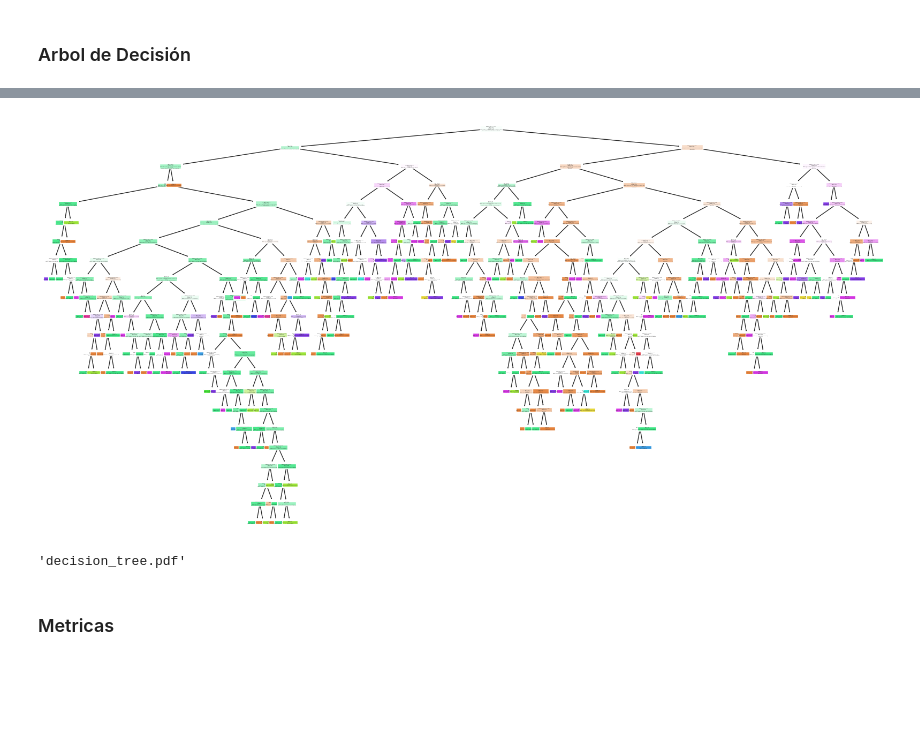
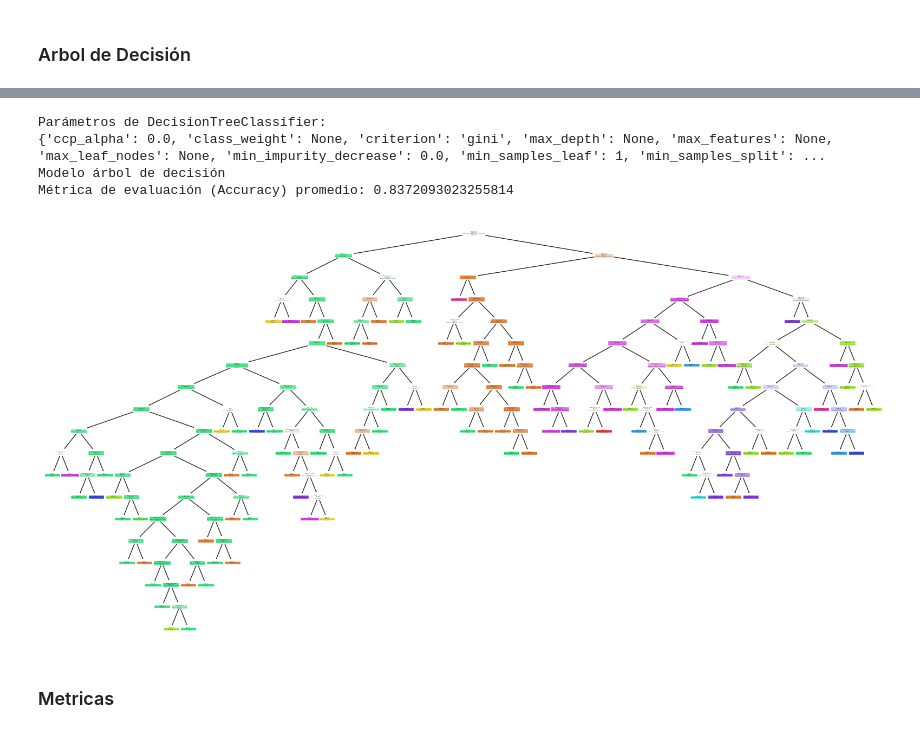
Before and after one commit to rguez4828/CURSO_CDIA, a Jupyter notebook: proyecto_coronario_cdia_2.ipynb, the cells around one changed output, grey strips where cells are left out. Saved outputs shown, nothing was run; the diff lists cells and outputs as text; code cells hidden in the pictures; blank space fills up the shorter version.

```diff
--- a/proyecto_coronario_cdia_2.ipynb
+++ b/proyecto_coronario_cdia_2.ipynb
@@ -411,8 +415,11 @@ analisis_var_cuantitativa_sns(df_coronario_clf, 'D egreso')
 # %% [markdown]
 ## 3. Modelado - Aprendizaje supervisado
 # %%
-caracteristica = ['Sexo', 'Raza', 'HTA', 'H Fum', 'Obes', 'Disl', 'DM', 'IMA ant', 'FEVI ' ,'ROBUST_Edad', 'ROBUST_Colest', 'ROBUST_TG', 'ROBUST_Glicemia', 'ROBUST_Ac U', 'ROBUST_Hto', 'ROBUST_Leuc', 'C de coro', 'Complic en ACTP', 'Complicac']
+caracteristica = ['Sexo', 'Raza', 'HTA', 'H Fum', 'Obes', 'Disl', 'DM', 'IMA ant', 'FEVI ' , 'Diag ing','ROBUST_Edad', 'ROBUST_Colest', 'ROBUST_TG', 'ROBUST_Glicemia', 'ROBUST_Ac U', 'ROBUST_Hto', 'ROBUST_Leuc', 'C de coro', 'Complic en ACTP', 'Complicac', 'Estado']
 etiqueta = 'D egreso'
+etiqueta_map = {1 : 'IMA', 2 : 'IMA no Q.', 3 : 'Otros.', 4 : 'Miocardiopatía.', 5 : 'AIA.', 6 : 'Sincope.', 7 : 'TEP.', 8 : 'Angina estable.',  9 : 'Dolor Torácico no precisado.', 10 : 'Trastornos del ritmo y de la conducción.',  11 : 'I Cardiaca.', 12 : 'Pericarditis.'}
+
+letiqueta_map = list(etiqueta_map.values())
 
 X = df_coronario_clf[caracteristica].values # Entrada
 Y = df_coronario_clf[etiqueta].values # Salida
@@ -490,11 +497,14 @@ df_coronario_clf.groupby(etiqueta).describe()
 # %%
 from sklearn.model_selection import train_test_split
 
-# Dividir los datos en un 70%-30% en el conjunto de entrenamiento y el conjunto de validación
-X_train, X_test, y_train, y_test = train_test_split(df_coronario_clf[caracteristica], df_coronario_clf[etiqueta], test_size=0.30, random_state=0)
-#X_train, X_test, y_train, y_test = train_test_split(X, y, test_size=0.30, stratify=y, random_state=0) #Otra forma
+def _dd_coronario(_dataframe: pd.DataFrame, _caracteristica, _etiqueta):
+    # Dividir los datos en un 70%-30% en el conjunto de entrenamiento y el conjunto de validación
+    #X_train, X_test, y_train, y_test = train_test_split(X, y, test_size=0.30, stratify=y, random_state=0) #Otra forma
+    X_train, X_test, y_train, y_test = train_test_split(_dataframe[_caracteristica], _dataframe[_etiqueta], test_size=0.30, random_state=0)
+    print ('Instancias de entrenamiento: %d\nInstancias de validación: %d' % (X_train.shape[0], X_test.shape[0]))
+    return X_train, X_test, y_train, y_test
 
-print ('Instancias de entrenamiento: %d\nInstancias de validación: %d' % (X_train.shape[0], X_test.shape[0]))
+_X_train, _X_test, _y_train, _y_test = _dd_coronario(df_coronario_clf, caracteristica, etiqueta)
 # %% [output]
 Instancias de entrenamiento: 700
 Instancias de validación: 301
@@ -589,32 +514,0 @@ pd.DataFrame({'proba_0':y_scores_arbolDec[:,0],'proba_1':y_scores_arbolDec[:,1],
-# %%
-import matplotlib.pyplot as plt
-from sklearn.tree import plot_tree
-
-# Configurar tamaño de la figura
-plt.figure(figsize=(20,10))
-
-c_name = list(complicac_map.values())
-# Visualizar el árbol
-plot_tree(coronario_arbolDe_clf, feature_names=caracteristica, class_names=c_name, filled=True)
-
-# Mostrar la figura
-plt.show()
-# %% [output]
-[figure, removed]
-# %%
-from sklearn.tree import export_graphviz
-import graphviz
-
-
-dot_data = export_graphviz(coronario_arbolDe_clf, out_file=None,
-                           feature_names=caracteristica,
-                           class_names=c_name,
-                           filled=True, rounded=True,
-                           special_characters=True)
-
-
-graph = graphviz.Source(dot_data)
-# Generar el gráfico pero en pdf
-graph.render("decision_tree")
-# %% [output]
-'decision_tree.pdf'
@@ -621,3 +563,11 @@ graph.render("decision_tree")
+# %%
+_coronario_dtclass(df_coronario_clf)
+# %% [output]
+Parámetros de DecisionTreeClassifier:
+{'ccp_alpha': 0.0, 'class_weight': None, 'criterion': 'gini', 'max_depth': None, 'max_features': None, 'max_leaf_nodes': None, 'min_impurity_decrease': 0.0, 'min_samples_leaf': 1, 'min_samples_split': ...
+Modelo árbol de decisión
+Métrica de evaluación (Accuracy) promedio: 0.8372093023255814
+[figure, added]
 # %% [markdown]
 ### Metricas
 # %%
```
Also changed, not shown: parts of 21 cells of this notebook, 1 other file.
